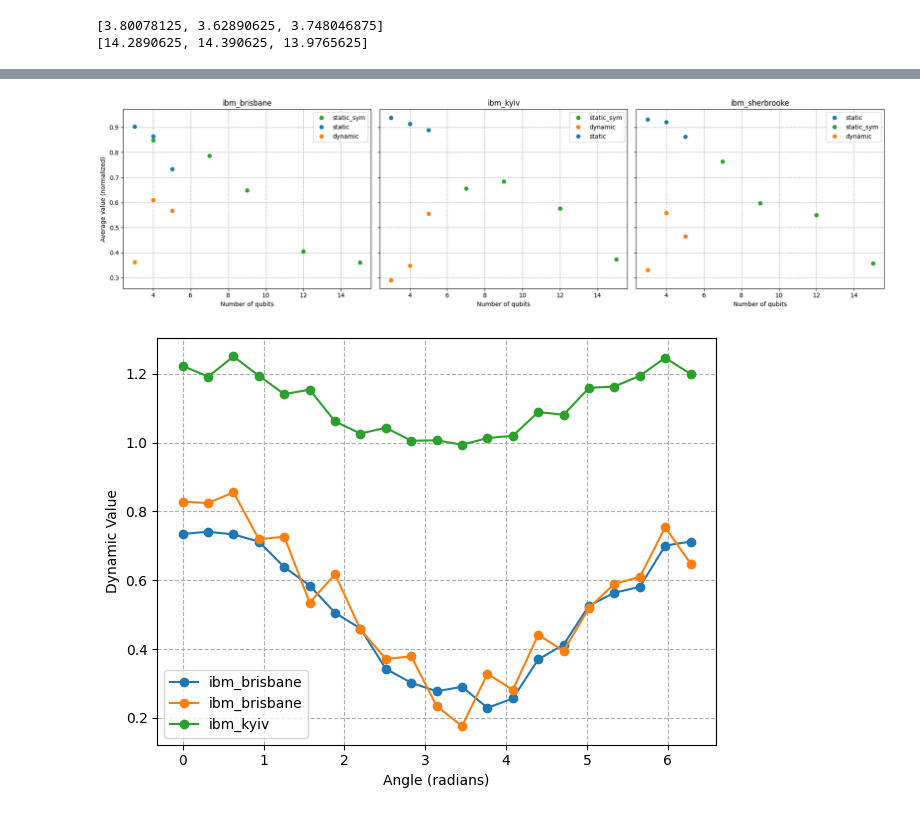
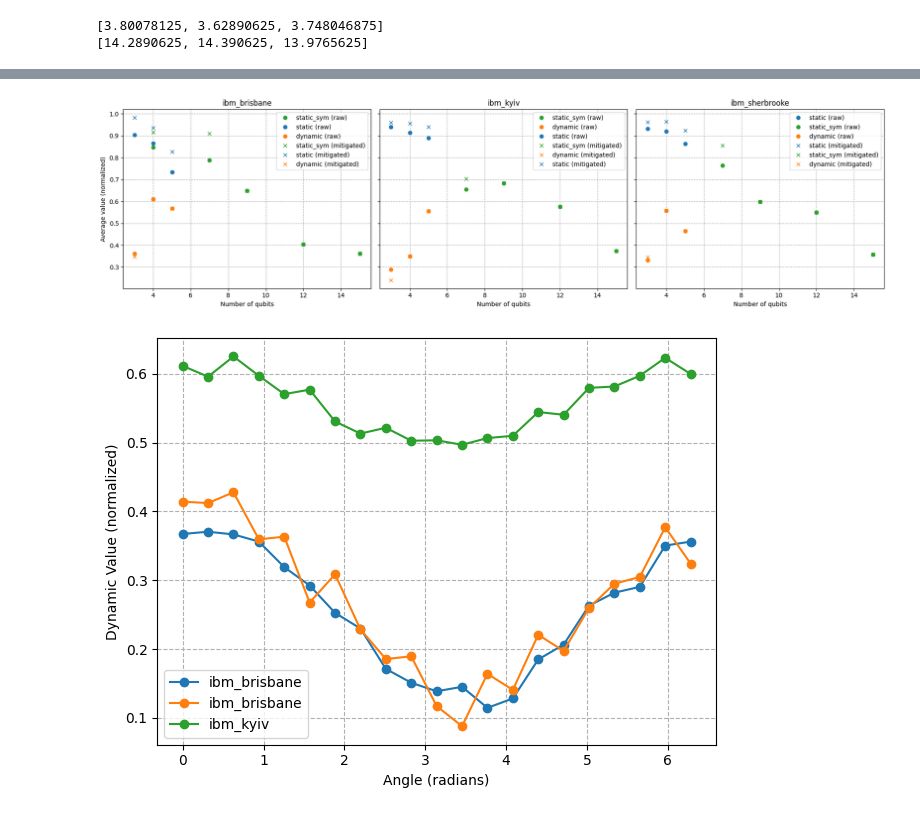
Before and after one commit to arebla/mermin-benchmarking, a Jupyter notebook: visualizations.ipynb, the cells around one changed output, grey strips where cells are left out. Drawn from its saved outputs; the diff is of its cells as text; code cells hidden in the pictures.

```diff
--- a/visualizations.ipynb
+++ b/visualizations.ipynb
@@ -3,7 +6,8 @@ from mermin_benchmarking import *
 # %%
 directory = './data/'
-data = load_files(directory)
-
+index_path = './data/experiments_index.json'
+data = load_mermin_values(directory)
+mitigated_data = load_mermin_values(directory, index_path)
 # To access ibm_sherbrooke_static, 3q data:
 print(data['ibm_sherbrooke']['static']['3q'])
 
@@ -21,4 +25,4 @@ def defaultdict2dict(d):
     return d
 
 data = defaultdict2dict(data)
-data
+mitigated_data = defaultdict2dict(mitigated_data)
@@ -43,39 +29,56 @@ data
 # %%
 import matplotlib.pyplot as plt
 
 fig, axes = plt.subplots(1, 3, figsize=(18, 5), sharey=True)
 
 colors = {
     'static': 'tab:blue',
     'static_sym': 'tab:green',
     'dynamic': 'tab:orange'
 }
 
+markers = {
+    'data': 'o',
+    'mitigated_data': 'x'
+}
 
-for ax, (backend, backend_data) in zip(axes, data.items()):
-    for experiment_type, qubit_data in backend_data.items():
-        qubits = []
-        averages = []
+datasets = {
+    'data': data,
+    'mitigated_data': mitigated_data
+}
 
-        for num_qubits, values in qubit_data.items():
-            qubit_num = int(num_qubits.replace('q', ''))
-            qubits.append(qubit_num)
-            averages.append(sum(values) / len(values) / 2**(qubit_num - 1))
+for ax, backend in zip(axes, data.keys()):
+    for dataset_name, dataset in datasets.items():
+        backend_data = dataset[backend]
 
-        if qubits:
-            qubits, averages = zip(*sorted(zip(qubits, averages)))
-            ax.plot(qubits, averages, 'o', label=f"{experiment_type}", color=colors.get(experiment_type, 'black'))
+        for experiment_type, qubit_data in backend_data.items():
+            qubits = []
+            averages = []
+
+            for num_qubits, values in qubit_data.items():
+                qubit_num = int(num_qubits.replace('q', ''))
+                qubits.append(qubit_num)
+                averages.append(sum(values) / len(values) / 2**(qubit_num - 1))
+
+            if qubits:
+                qubits, averages = zip(*sorted(zip(qubits, averages)))
+                label = f"{experiment_type} ({'mitigated' if dataset_name == 'mitigated_data' else 'raw'})"
+                ax.plot(qubits, averages,
+                        marker=markers[dataset_name],
+                        linestyle='None',
+                        label=label,
+                        color=colors.get(experiment_type, 'black'))
 
     ax.set_title(backend)
     ax.set_xlabel('Number of qubits')
     ax.grid(True, ls='--')
     ax.legend()
 
 axes[0].set_ylabel('Average value (normalized)')
 plt.tight_layout()
 plt.show()
 # %% [output]
-[figure, old version]
+[figure, new version]
 # %%
 import json
 import numpy as np
@@ -91,17 +94,17 @@ for file_path in file_paths:
     with open(file_path, "r") as file:
         result = json.load(file, cls=RuntimeDecoder)
 
-    param_values = [counts2dynamicvalue([res]) for res in result]
+    param_values = [counts2dynamicvalue([res])/2 for res in result]
 
     label = file_path.split("/")[-1].split("-")[0]
 
     plt.plot(angles, param_values, 'o-', label=label)
 
 plt.xlabel("Angle (radians)")
-plt.ylabel("Dynamic Value")
+plt.ylabel("Dynamic Value (normalized)")
 plt.legend()
 plt.grid(True, ls='--')
 plt.tight_layout()
 plt.show()
 # %% [output]
-[figure, old version]
+[figure, new version]
```
Also changed, not shown: parts of 2 cells of this notebook, 2 other files.
